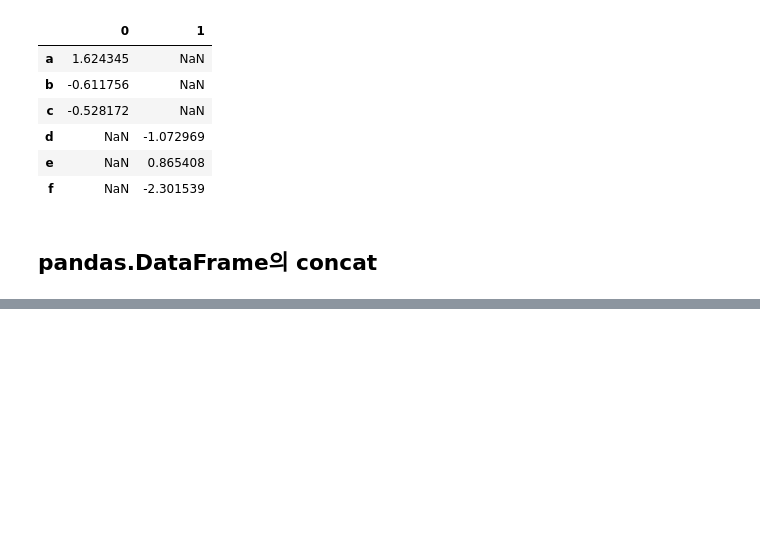
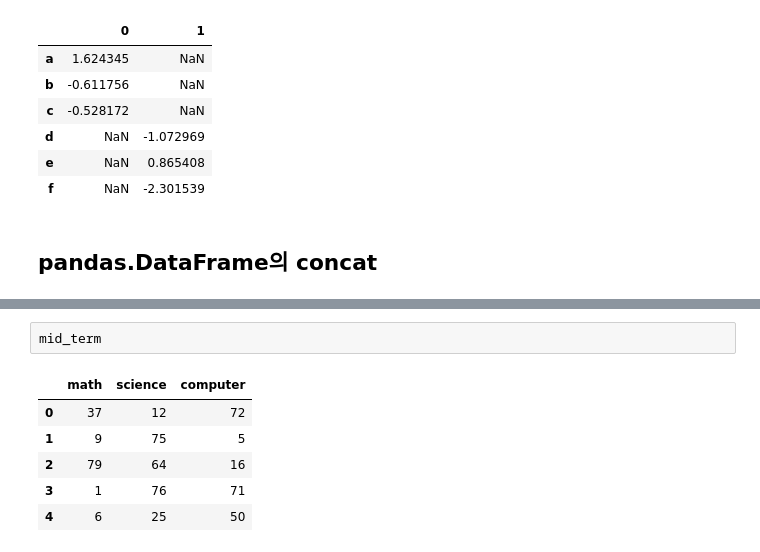
Before and after one commit to JakeOh/202105_itw_bd26, a Jupyter notebook: lab_da/da11_merge.ipynb, the cells around one changed output, grey strips where cells are left out. Cells and saved outputs as stored; diff of their text form; blank space fills up the shorter version.

```diff
--- a/lab_da/da11_merge.ipynb
+++ b/lab_da/da11_merge.ipynb
@@ -283,0 +291,9 @@ pd.concat([s1, s2], axis=1)
+# %%
+mid_term
+# %% [output]
+|  | math | science | computer |
+| 0 | 37 | 12 | 72 |
+| 1 | 9 | 75 | 5 |
+| 2 | 79 | 64 | 16 |
+| 3 | 1 | 76 | 71 |
+| 4 | 6 | 25 | 50 |
```
Also changed, not shown: parts of 10 cells of this notebook.
